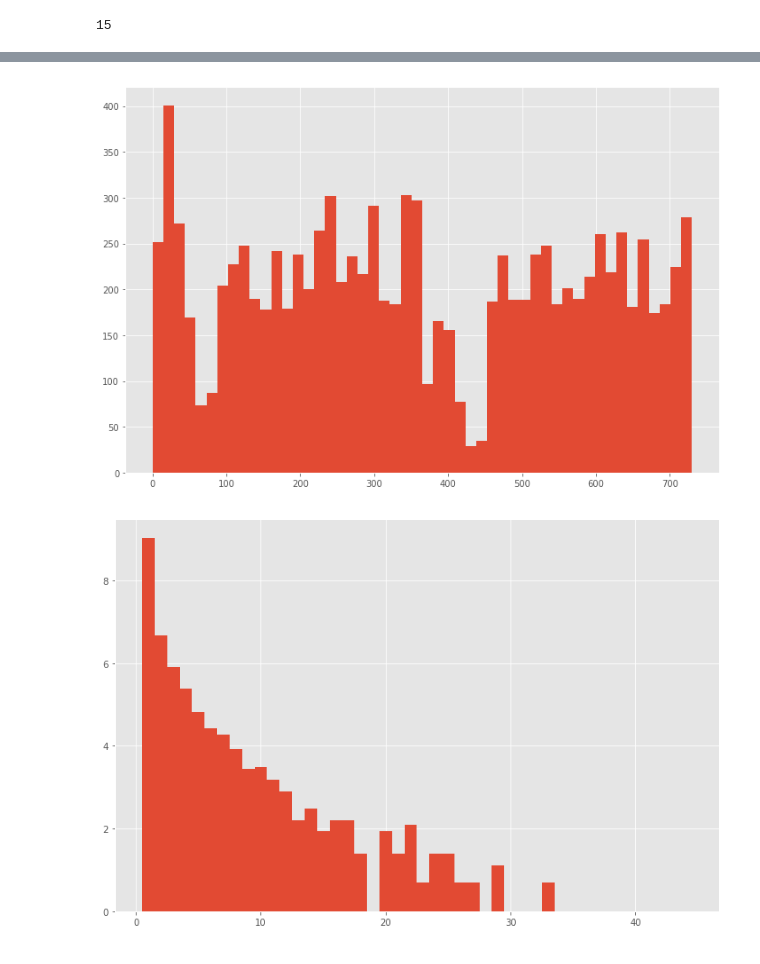
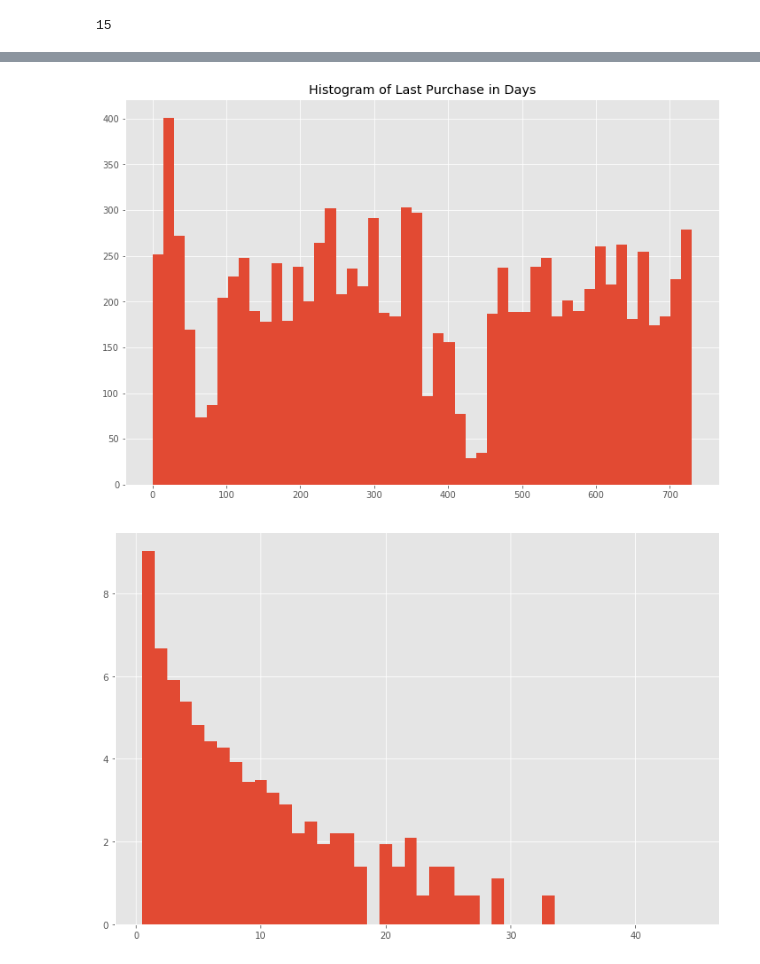
Before and after one commit to AtinMaiti/homework1, a Jupyter notebook: sflydatascience-homework1.ipynb, the cells around one changed output, grey strips where cells are left out. Drawn from its saved outputs; the diff is of its cells as text; code cells hidden in the pictures.

```diff
--- a/sflydatascience-homework1.ipynb
+++ b/sflydatascience-homework1.ipynb
@@ -666,7 +670,8 @@ RFMData.head()
 # %%
 # Trimodal histogram indicating 3 classes
 plt.hist(RFMData.lastPurchase,bins= 50)
+plt.title('Histogram of Last Purchase in Days')
 plt.show()
 # %% [output]
-[figure, old version]
+[figure, new version]
 # %%
```
Also changed, not shown: parts of 70 cells of this notebook.
